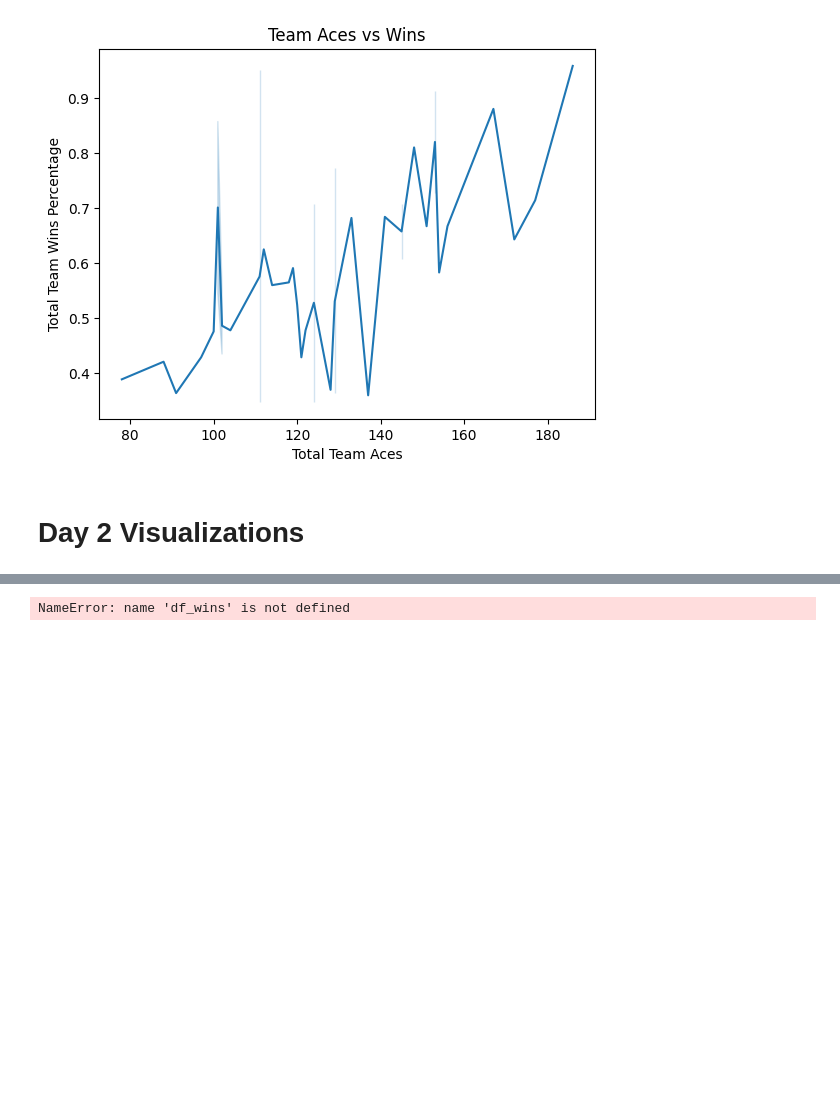
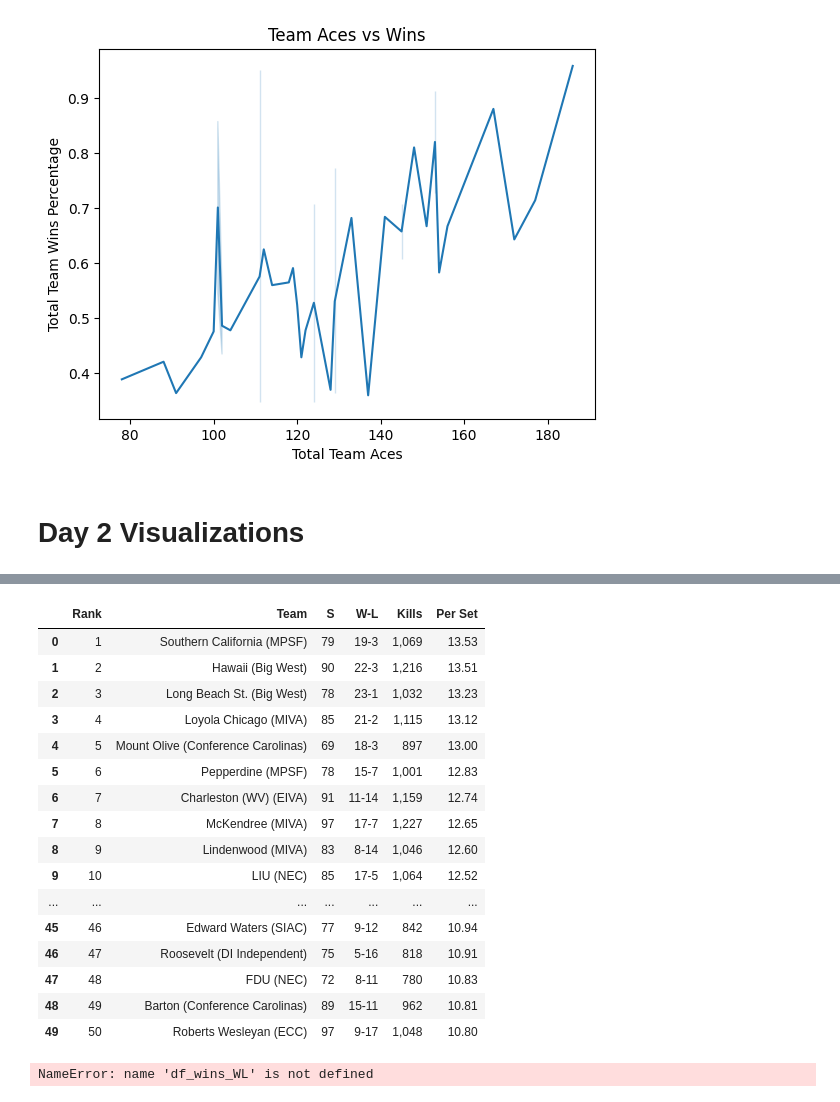
Before and after one commit to acmucsd-projects/wi25-ai-team1, a Jupyter notebook: data_visualizations.ipynb, the cells around one changed output, grey strips where cells are left out. Cells and saved outputs as stored; diff of their text form; code cells hidden in the pictures; blank space fills up the shorter version.

```diff
--- a/data_visualizations.ipynb
+++ b/data_visualizations.ipynb
@@ -145,25 +164,25 @@ plt.show()
 # %%
-# Merge the dataframes on the "Team" column
-df = df_wins.merge(df_hits, on="Team").merge(df_kills, on="Team")
-
-# Plot 1: Hitting Percentage vs Win Percentage
-plt.figure(figsize=(8, 6))
-plt.scatter(df['Hitting Percentage'], df['W-L Pctg.'])
-plt.title('Hitting Percentage vs Win Percentage')
-plt.xlabel('Hitting Percentage')
-plt.ylabel('Win Percentage')
-plt.grid(True)
-plt.tight_layout()
-plt.show()
-
-# Plot 2: Kills per Set vs Win Percentage
-plt.figure(figsize=(8, 6))
-plt.scatter(df['Kills/Set'], df['W-L Pctg.'])
-plt.title('Kills per Set vs Win Percentage')
-plt.xlabel('Kills per Set')
-plt.ylabel('Win Percentage')
-plt.grid(True)
-plt.tight_layout()
-plt.show()
+df_kills_2025
 # %% [output]
-NameError: name 'df_wins' is not defined
+|  | Rank | Team | S | W-L | Kills | Per Set |
+| 0 | 1 | Southern California (MPSF) | 79 | 19-3 | 1,069 | 13.53 |
+| 1 | 2 | Hawaii (Big West) | 90 | 22-3 | 1,216 | 13.51 |
+| 2 | 3 | Long Beach St. (Big West) | 78 | 23-1 | 1,032 | 13.23 |
+| 3 | 4 | Loyola Chicago (MIVA) | 85 | 21-2 | 1,115 | 13.12 |
+| 4 | 5 | Mount Olive (Conference Carolinas) | 69 | 18-3 | 897 | 13.00 |
+| 5 | 6 | Pepperdine (MPSF) | 78 | 15-7 | 1,001 | 12.83 |
+| 6 | 7 | Charleston (WV) (EIVA) | 91 | 11-14 | 1,159 | 12.74 |
+| 7 | 8 | McKendree (MIVA) | 97 | 17-7 | 1,227 | 12.65 |
+| 8 | 9 | Lindenwood (MIVA) | 83 | 8-14 | 1,046 | 12.60 |
+| 9 | 10 | LIU (NEC) | 85 | 17-5 | 1,064 | 12.52 |
+| ... | ... | ... | ... | ... | ... | ... |
+| 45 | 46 | Edward Waters (SIAC) | 77 | 9-12 | 842 | 10.94 |
+| 46 | 47 | Roosevelt (DI Independent) | 75 | 5-16 | 818 | 10.91 |
+| 47 | 48 | FDU (NEC) | 72 | 8-11 | 780 | 10.83 |
+| 48 | 49 | Barton (Conference Carolinas) | 89 | 15-11 | 962 | 10.81 |
+| 49 | 50 | Roberts Wesleyan (ECC) | 97 | 9-17 | 1,048 | 10.80 |
+# %%
+df_wins_hits = pd.merge(df_wins_WL, df_hits_2025, on='Team')
+df_wins_hits
+# %% [output]
+NameError: name 'df_wins_WL' is not defined
```
Also changed, not shown: parts of 2 cells of this notebook.
